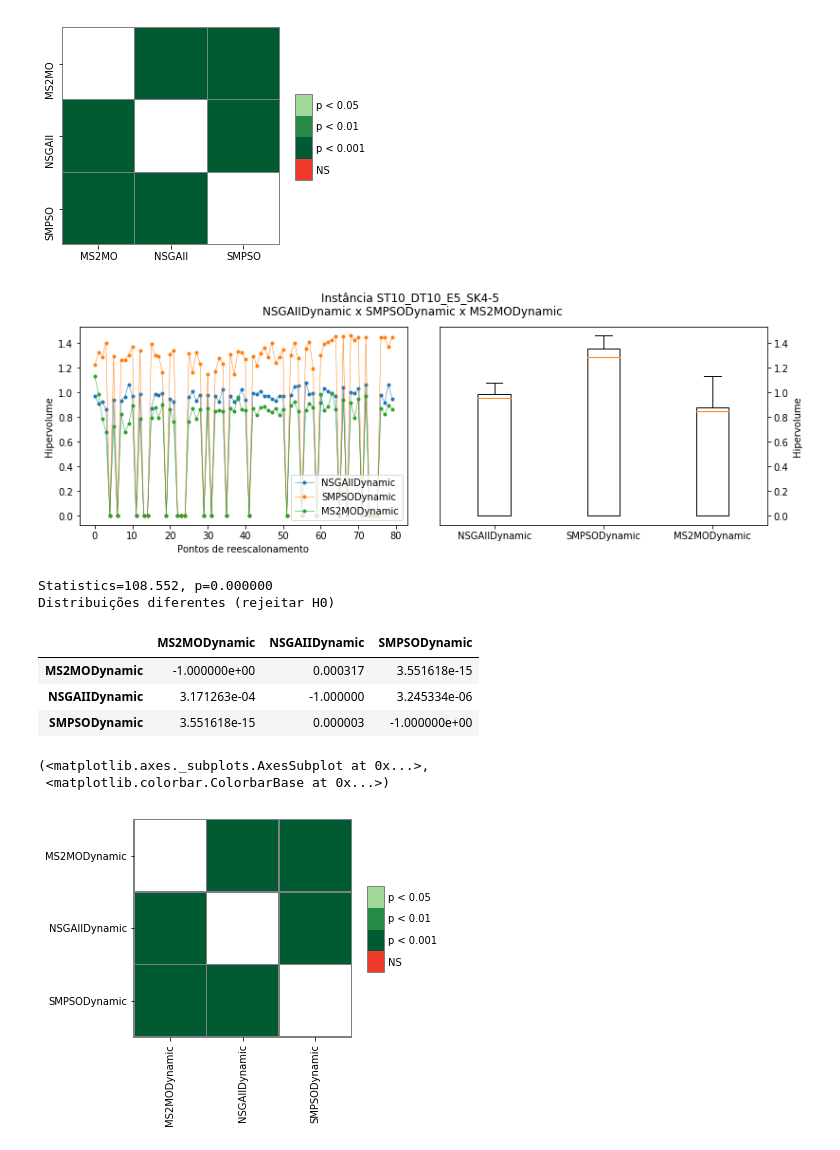
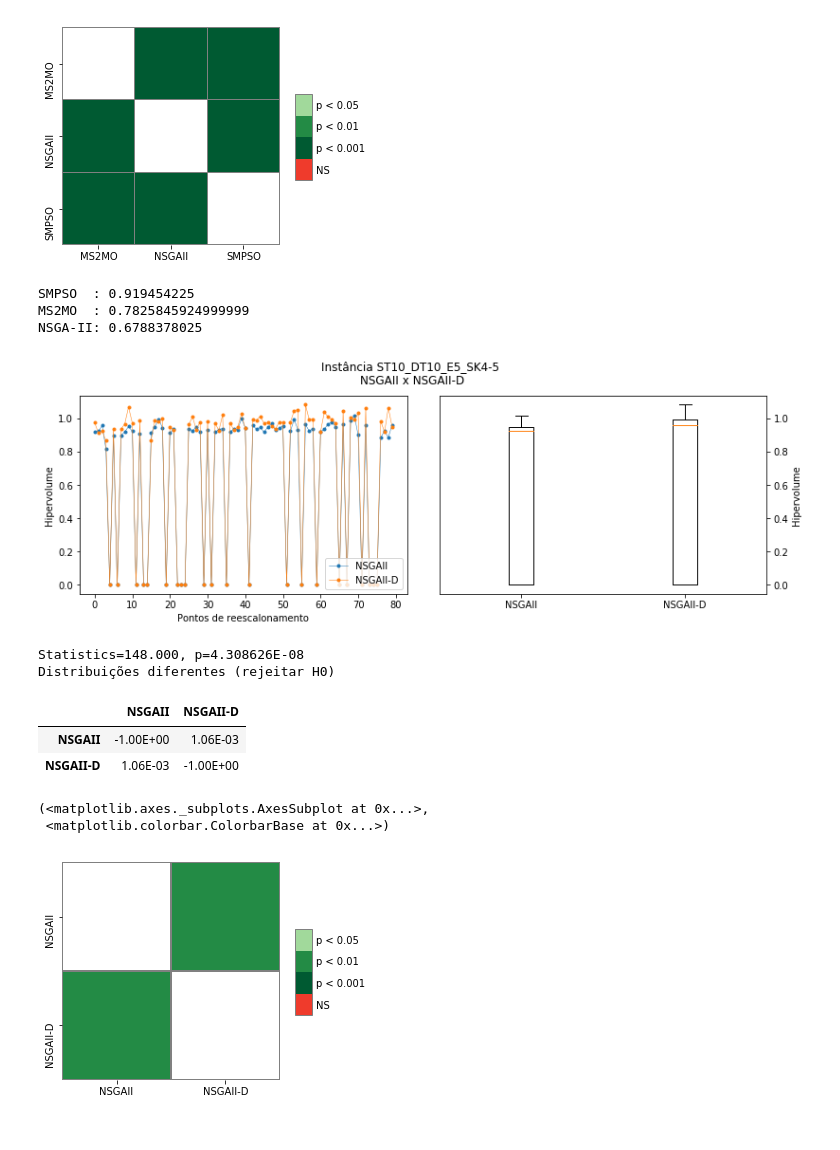
Before and after one commit to rodrigoamaral/spsp-jmetal, a Jupyter notebook: dspsp-analysis/rq2_all_algorithms.ipynb, the cells around one changed output. Saved outputs shown, nothing was run; the diff lists cells and outputs as text; code cells hidden in the pictures.

```diff
--- a/dspsp-analysis/rq2_all_algorithms.ipynb
+++ b/dspsp-analysis/rq2_all_algorithms.ipynb
@@ -14,7 +14,9 @@ from dspsp_analysis import metrics_dataset
 
 %matplotlib inline
 
-data = metrics_dataset(filepath="../hypervolume/metrics-rq2-i01-all.csv")
+pd.set_option('display.float_format', '{:.2E}'.format)
+
+data = metrics_dataset(filepath="../hypervolume/metrics-all.csv")
 # %%
 def hv_mean(data, instance_id, algorithm_id, grouping="event"):
     df = data[(data.algorithm ==  algorithm_id) & (data.instance == instance_id)]
@@ -108,15 +127,24 @@ sp.sign_plot(pc, **heatmap_args)
 (<matplotlib.axes._subplots.AxesSubplot at 0x...>,
  <matplotlib.colorbar.ColorbarBase at 0x...>)
 [figure]
+# %%
+print("SMPSO  :", hv_event[inst]["SMPSO"].hypervolume.mean())
+print("MS2MO  :", hv_event[inst]["MS2MO"].hypervolume.mean())
+print("NSGA-II:", hv_event[inst]["NSGAII"].hypervolume.mean())
+# %% [output]
+SMPSO  : 0.919454225
+MS2MO  : 0.7825845924999999
+NSGA-II: 0.6788378025
 # %%
-algorithms = ["NSGAIIDynamic", "SMPSODynamic", "MS2MODynamic"]
+inst = "ST10_DT10_E5_SK4-5"
+algorithms = ["NSGAII", "NSGAII-D"]
 datasets = [hv_event[inst][alg].hypervolume for alg in algorithms]
 combined_plot_hv(hv_event, inst, algorithms)
 # %% [output]
-[figure, old version]
+[figure, new version]
 # %%
-stat, p = friedmanchisquare(*datasets)
-print('Statistics=%.3f, p=%.6f' % (stat, p))
+stat, p = wilcoxon(*datasets)
+print('Statistics=%.3f, p=%6E' % (stat, p))
 # interpret
 alpha = 0.05
 if p > alpha:
@@ -124,7 +152,7 @@ if p > alpha:
 else:
     print('Distribuições diferentes (rejeitar H0)')
 # %% [output]
-Statistics=108.552, p=0.000000
+Statistics=148.000, p=4.308626E-08
 Distribuições diferentes (rejeitar H0)
 # %%
 df = pd.DataFrame({alg: hv_event[inst][alg].hypervolume for alg in algorithms})
@@ -132,14 +160,13 @@ df = df.melt(var_name="algorithm", value_name="hypervolume")
 pc = sp.posthoc_conover(df, group_col="algorithm", val_col="hypervolume")
 pc
 # %% [output]
-|  | MS2MODynamic | NSGAIIDynamic | SMPSODynamic |
-| MS2MODynamic | -1.000000e+00 | 0.000317 | 3.551618e-15 |
-| NSGAIIDynamic | 3.171263e-04 | -1.000000 | 3.245334e-06 |
-| SMPSODynamic | 3.551618e-15 | 0.000003 | -1.000000e+00 |
+|  | NSGAII | NSGAII-D |
+| NSGAII | -1.00E+00 | 1.06E-03 |
+| NSGAII-D | 1.06E-03 | -1.00E+00 |
 # %%
 heatmap_args = {'linewidths': 0.25, 'linecolor': '0.5', 'clip_on': False, 'square': True, 'cbar_ax_bbox': [0.80, 0.35, 0.04, 0.3]}
 sp.sign_plot(pc, **heatmap_args)
 # %% [output]
 (<matplotlib.axes._subplots.AxesSubplot at 0x...>,
  <matplotlib.colorbar.ColorbarBase at 0x...>)
-[figure, old version]
+[figure, new version]
```
Also changed, not shown: parts of 30 cells of this notebook.
